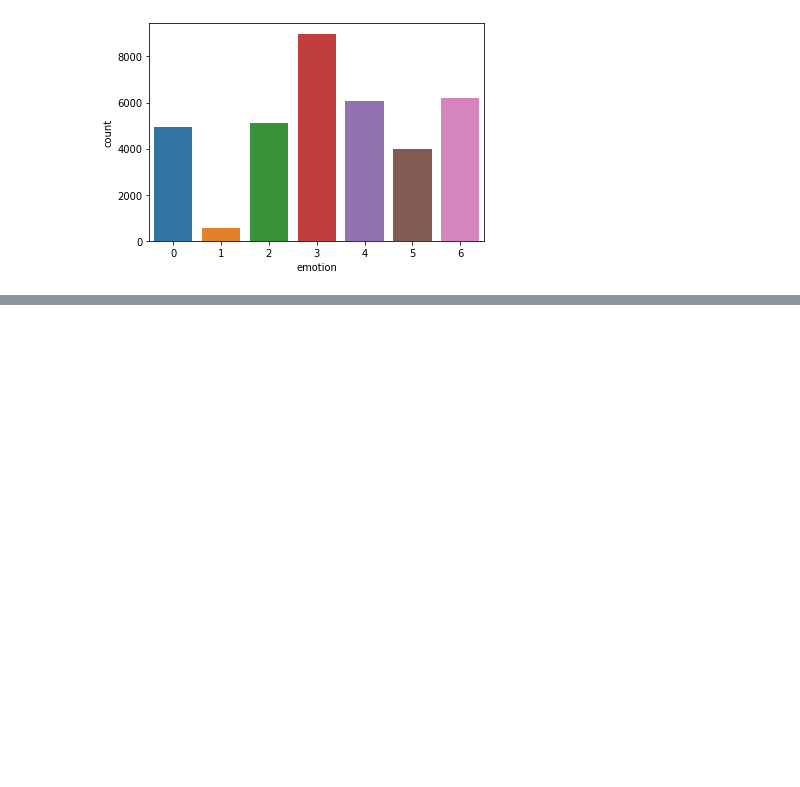
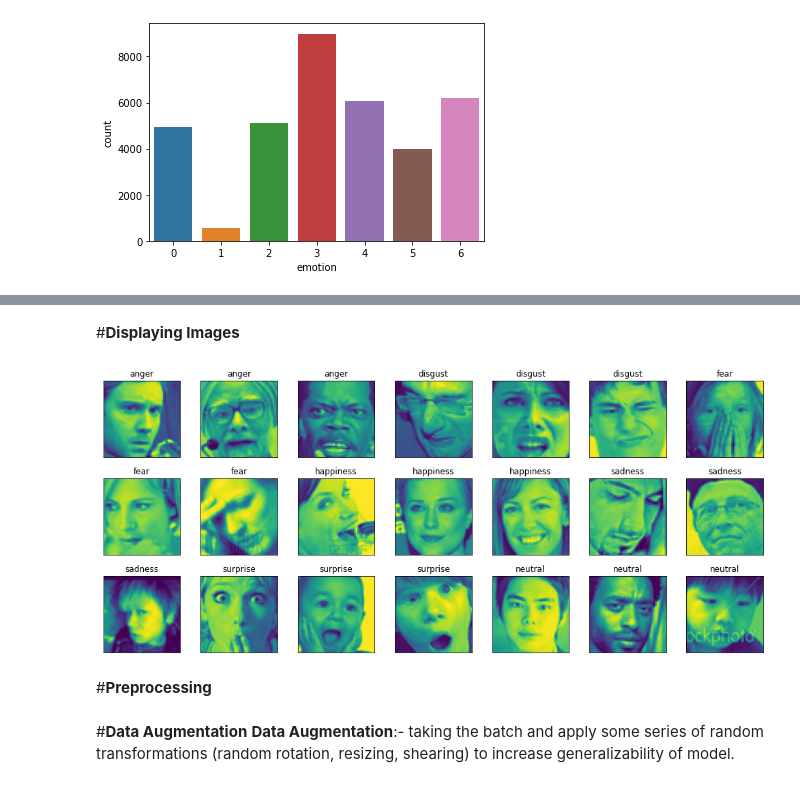
Before and after one commit to Akramkhan01/Face-Emotion-Recognition-Deep-Learning-Project, a Jupyter notebook: Face_Emotion_Recognition.ipynb, the cells around one changed output, grey strips where cells are left out. Saved outputs shown, nothing was run; the diff lists cells and outputs as text; code cells hidden in the pictures; blank space fills up the shorter version.

Commit message:
Preprocessing and Data Augmentation

```diff
--- a/Face_Emotion_Recognition.ipynb
+++ b/Face_Emotion_Recognition.ipynb
@@ -127,0 +144,21 @@ plt.show()
+# %% [markdown]
+#**Displaying Images**
+# %%
+# Visulize sample dataset
+fig = plt.figure(1, (14, 14))
+k = 0
+for label in sorted(df.emotion.unique()):
+    for j in range(3):
+        px = df[df.emotion==label].pixels.iloc[k]
+        px = np.array(px.split(' ')).reshape(48, 48).astype('float32')
+        k += 1
+        ax = plt.subplot(7, 7, k)
+        ax.imshow(px)
+        ax.set_xticks([])
+        ax.set_yticks([])
+        ax.set_title(emotion_label_to_text[label])
+        plt.tight_layout()
+# %% [output]
+[figure, added]
+# %% [markdown]
+#**Preprocessing**
@@ -127,0 +183,3 @@ plt.show()
+# %% [markdown]
+#**Data Augmentation**
+**Data Augmentation**:- taking the batch and apply some series of random transformations (random rotation, resizing, shearing) to increase generalizability of model.
```
Also changed, not shown: parts of 7 cells of this notebook.
